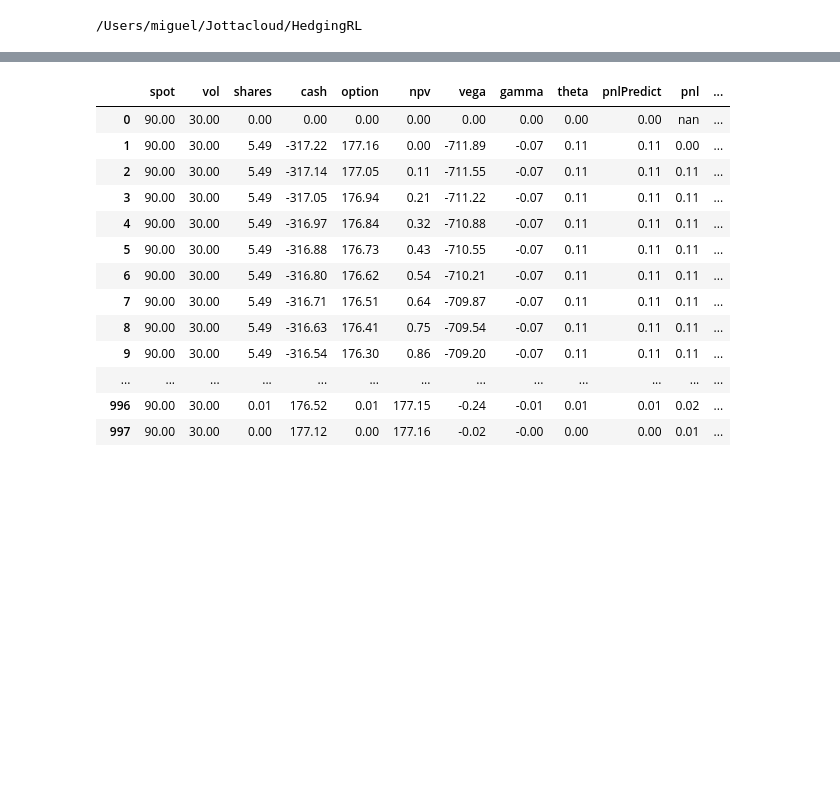
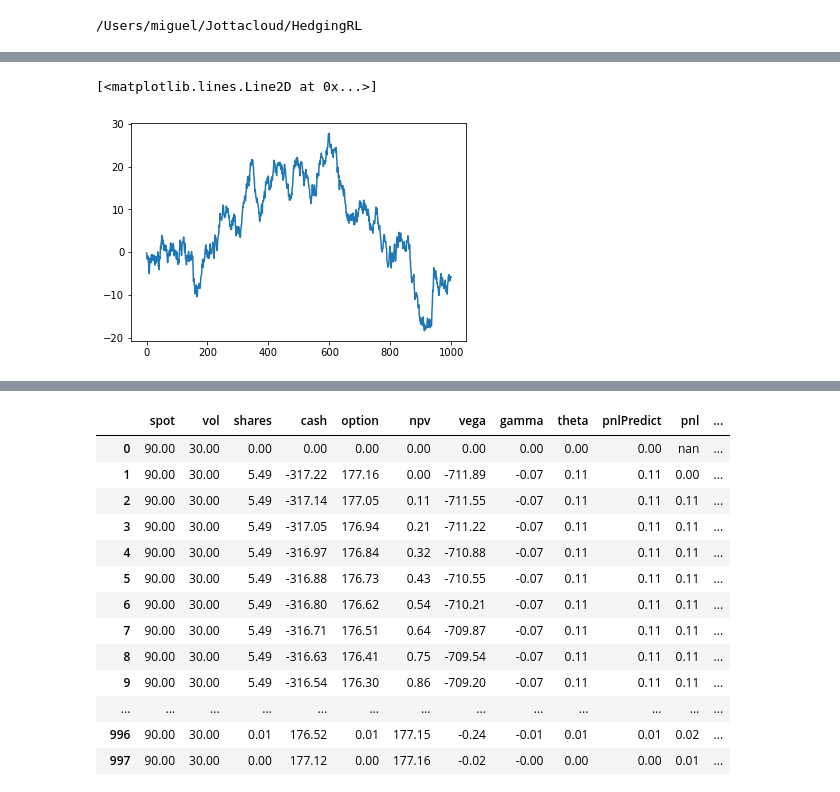
Before and after one commit to FinTechies/HedgingRL, a Jupyter notebook: notebooks/Delta Hedging.ipynb, the cells around one changed output, grey strips where cells are left out. Saved outputs shown, nothing was run; the diff lists cells and outputs as text; code cells hidden in the pictures; blank space fills up the shorter version.

```diff
--- a/notebooks/Delta Hedging.ipynb
+++ b/notebooks/Delta Hedging.ipynb
@@ -13,0 +51,10 @@ from blackscholes import CallOption
+# %%
+r = np.random.randn((1000))
+S0 = 1
+S = S0 * np.cumsum(r)
+# %%
+%matplotlib inline
+plt.plot(S)
+# %% [output]
+[<matplotlib.lines.Line2D at 0x...>]
+[figure, added]
```
Also changed, not shown: parts of 11 cells of this notebook, 4 other files.
